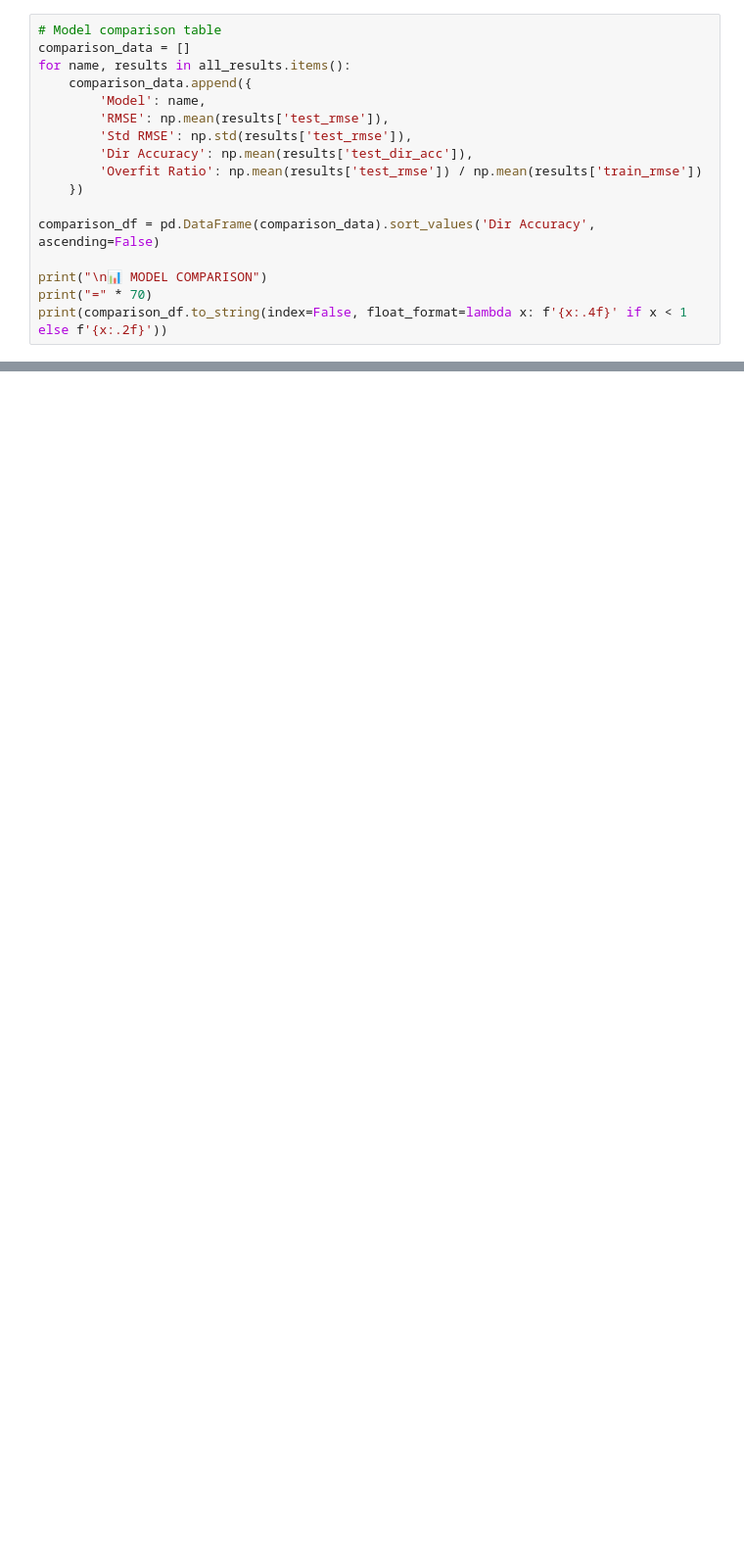
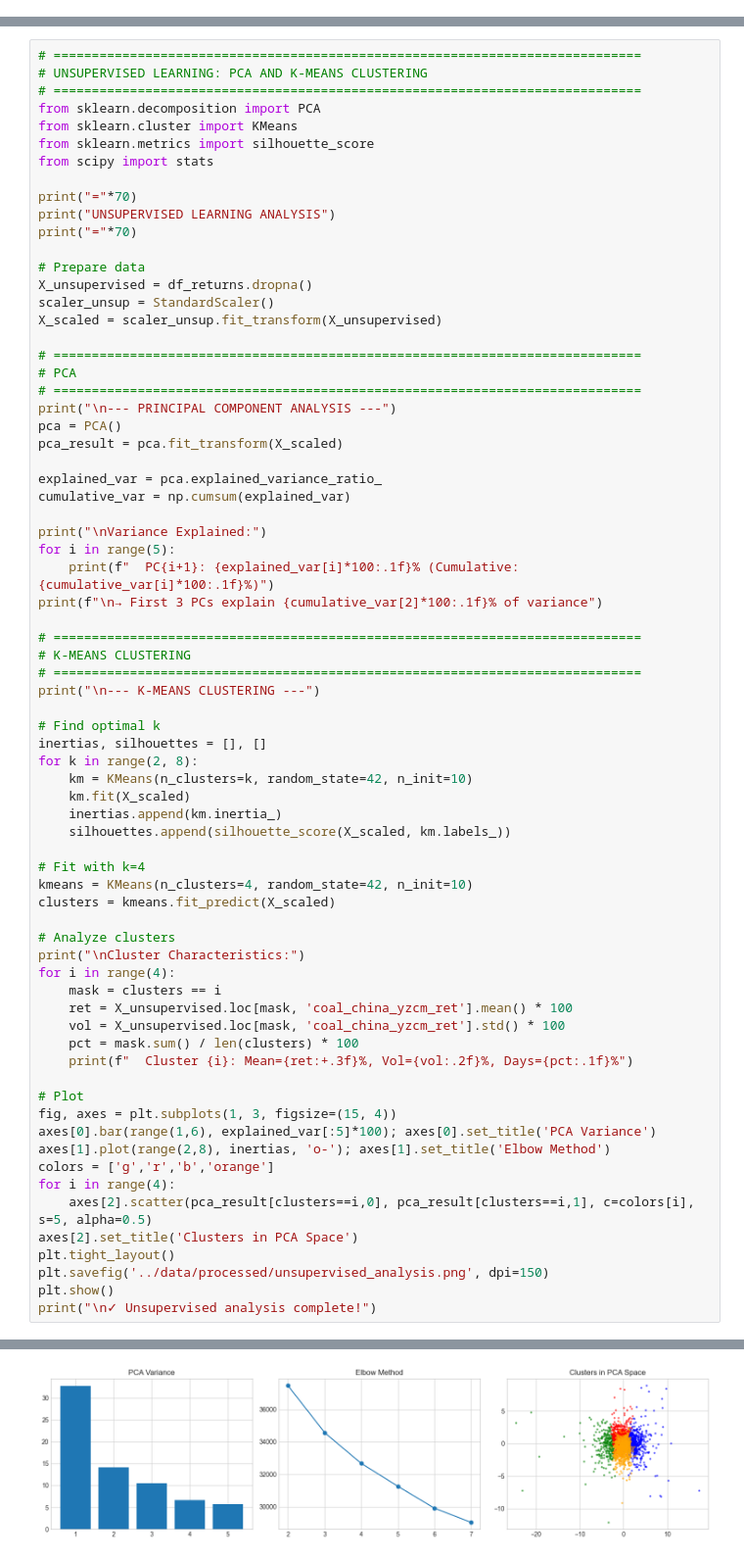
Before and after one commit to apocalip2001/coal-price-forecasting, a Jupyter notebook: notebooks/01_coal_analysis.ipynb, the cells around one changed output, grey strips where cells are left out. Shown at 98% size. Drawn from its saved outputs; the diff is of its cells as text; blank space fills up the shorter version.

```diff
--- a/notebooks/01_coal_analysis.ipynb
+++ b/notebooks/01_coal_analysis.ipynb
@@ -355,17 +0,0 @@ print("✓ All models trained!")
-# %%
-# Model comparison table
-comparison_data = []
-for name, results in all_results.items():
-    comparison_data.append({
-        'Model': name,
-        'RMSE': np.mean(results['test_rmse']),
-        'Std RMSE': np.std(results['test_rmse']),
-        'Dir Accuracy': np.mean(results['test_dir_acc']),
-        'Overfit Ratio': np.mean(results['test_rmse']) / np.mean(results['train_rmse'])
-    })
-
-comparison_df = pd.DataFrame(comparison_data).sort_values('Dir Accuracy', ascending=False)
-
-print("\n📊 MODEL COMPARISON")
-print("=" * 70)
-print(comparison_df.to_string(index=False, float_format=lambda x: f'{x:.4f}' if x < 1 else f'{x:.2f}'))
@@ -737,0 +1509,72 @@ print("✓ Model saved to ../models/gradient_boosting_final.pkl")
+# %%
+# =============================================================================
+# UNSUPERVISED LEARNING: PCA AND K-MEANS CLUSTERING
+# =============================================================================
+from sklearn.decomposition import PCA
+from sklearn.cluster import KMeans
+from sklearn.metrics import silhouette_score
+from scipy import stats
+
+print("="*70)
+print("UNSUPERVISED LEARNING ANALYSIS")
+print("="*70)
+
+# Prepare data
+X_unsupervised = df_returns.dropna()
+scaler_unsup = StandardScaler()
+X_scaled = scaler_unsup.fit_transform(X_unsupervised)
+
+# =============================================================================
+# PCA
+# =============================================================================
+print("\n--- PRINCIPAL COMPONENT ANALYSIS ---")
+pca = PCA()
+pca_result = pca.fit_transform(X_scaled)
+
+explained_var = pca.explained_variance_ratio_
+cumulative_var = np.cumsum(explained_var)
+
+print("\nVariance Explained:")
+for i in range(5):
+    print(f"  PC{i+1}: {explained_var[i]*100:.1f}% (Cumulative: {cumulative_var[i]*100:.1f}%)")
+print(f"\n→ First 3 PCs explain {cumulative_var[2]*100:.1f}% of variance")
+
+# =============================================================================
+# K-MEANS CLUSTERING
+# =============================================================================
+print("\n--- K-MEANS CLUSTERING ---")
+
+# Find optimal k
+inertias, silhouettes = [], []
+for k in range(2, 8):
+    km = KMeans(n_clusters=k, random_state=42, n_init=10)
+    km.fit(X_scaled)
+    inertias.append(km.inertia_)
+    silhouettes.append(silhouette_score(X_scaled, km.labels_))
+
+# Fit with k=4
+kmeans = KMeans(n_clusters=4, random_state=42, n_init=10)
+clusters = kmeans.fit_predict(X_scaled)
+
+# Analyze clusters
+print("\nCluster Characteristics:")
+for i in range(4):
+    mask = clusters == i
+    ret = X_unsupervised.loc[mask, 'coal_china_yzcm_ret'].mean() * 100
+    vol = X_unsupervised.loc[mask, 'coal_china_yzcm_ret'].std() * 100
+    pct = mask.sum() / len(clusters) * 100
+    print(f"  Cluster {i}: Mean={ret:+.3f}%, Vol={vol:.2f}%, Days={pct:.1f}%")
+
+# Plot
+fig, axes = plt.subplots(1, 3, figsize=(15, 4))
+axes[0].bar(range(1,6), explained_var[:5]*100); axes[0].set_title('PCA Variance')
+axes[1].plot(range(2,8), inertias, 'o-'); axes[1].set_title('Elbow Method')
+colors = ['g','r','b','orange']
+for i in range(4):
+    axes[2].scatter(pca_result[clusters==i,0], pca_result[clusters==i,1], c=colors[i], s=5, alpha=0.5)
+axes[2].set_title('Clusters in PCA Space')
+plt.tight_layout()
+plt.savefig('../data/processed/unsupervised_analysis.png', dpi=150)
+plt.show()
+print("\n✓ Unsupervised analysis complete!")
+# %% [output]
@@ -737,0 +1598 @@ print("✓ Model saved to ../models/gradient_boosting_final.pkl")
+[figure, added]
```
Also changed, not shown: parts of 73 cells of this notebook.
